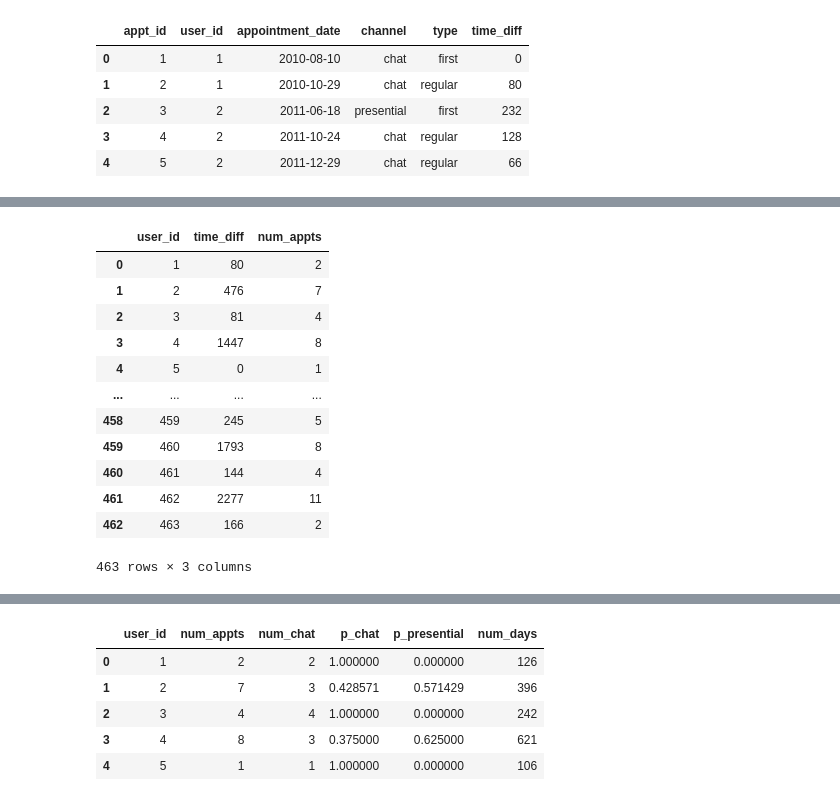
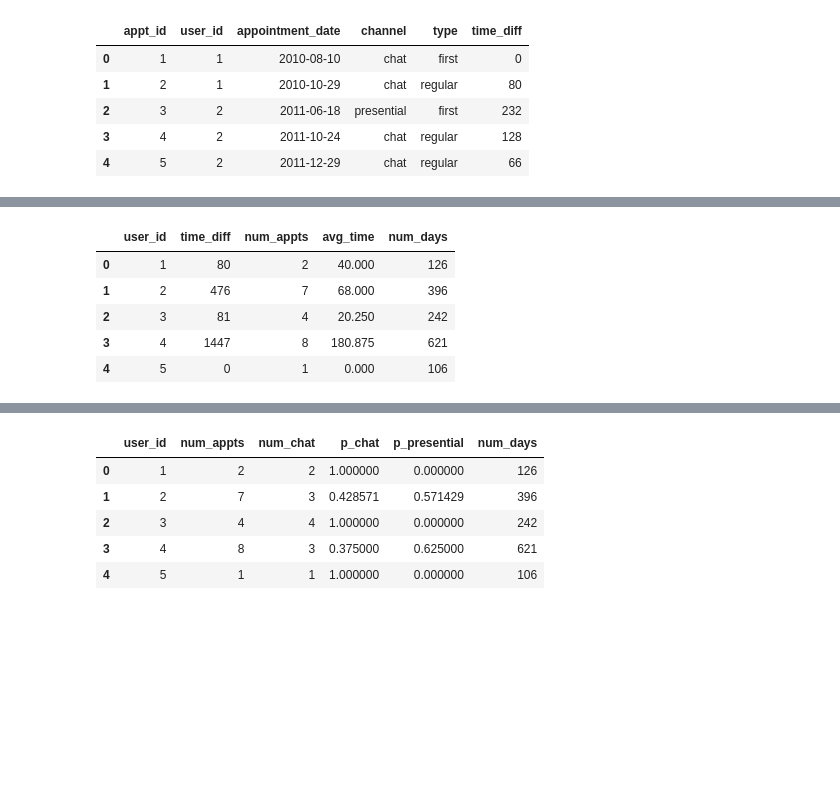
Before and after one commit to gsamp/case-cuidas, a Jupyter notebook: notebooks/avg_time_between_appts.ipynb, the cells around one changed output, grey strips where cells are left out. Drawn from its saved outputs; the diff is of its cells as text; code cells hidden in the pictures; blank space fills up the shorter version.

```diff
--- a/notebooks/avg_time_between_appts.ipynb
+++ b/notebooks/avg_time_between_appts.ipynb
@@ -116,18 +99,13 @@ df
 # %%
 df3 = df.copy()
 df3['num_appts'] = df2['num_appts']
-df3
+df3['avg_time'] = df3['time_diff']/df3['num_appts']
+df3['num_days'] = df_users['num_days']
+df3.head()
 # %% [output]
-|  | user_id | time_diff | num_appts |
-| 0 | 1 | 80 | 2 |
-| 1 | 2 | 476 | 7 |
-| 2 | 3 | 81 | 4 |
-| 3 | 4 | 1447 | 8 |
-| 4 | 5 | 0 | 1 |
-| ... | ... | ... | ... |
-| 458 | 459 | 245 | 5 |
-| 459 | 460 | 1793 | 8 |
-| 460 | 461 | 144 | 4 |
-| 461 | 462 | 2277 | 11 |
-| 462 | 463 | 166 | 2 |
+|  | user_id | time_diff | num_appts | avg_time | num_days |
+| 0 | 1 | 80 | 2 | 40.000 | 126 |
+| 1 | 2 | 476 | 7 | 68.000 | 396 |
+| 2 | 3 | 81 | 4 | 20.250 | 242 |
+| 3 | 4 | 1447 | 8 | 180.875 | 621 |
+| 4 | 5 | 0 | 1 | 0.000 | 106 |
-463 rows × 3 columns
```
Also changed, not shown: parts of 36 cells of this notebook, 2 other files.
